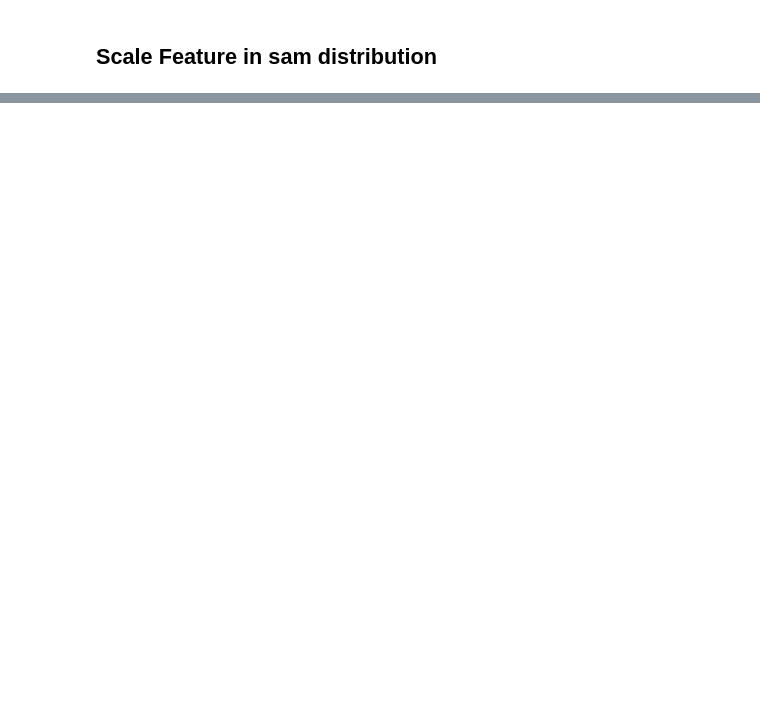
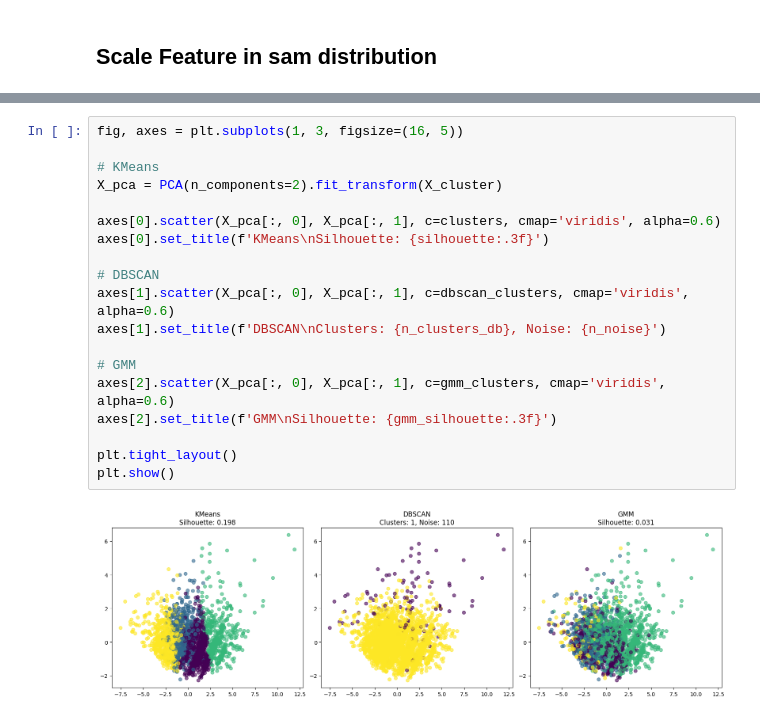
Before and after one commit to amr-belal/nexus-ml, a Jupyter notebook: notebooks/01_eda.ipynb, the cells around one changed output, grey strips where cells are left out. Drawn from its saved outputs; the diff is of its cells as text; blank space fills up the shorter version.

```diff
--- a/notebooks/01_eda.ipynb
+++ b/notebooks/01_eda.ipynb
@@ -433,0 +667,21 @@ max              7.84     26.03         8.20
+# %%
+fig, axes = plt.subplots(1, 3, figsize=(16, 5))
+
+# KMeans
+X_pca = PCA(n_components=2).fit_transform(X_cluster)
+
+axes[0].scatter(X_pca[:, 0], X_pca[:, 1], c=clusters, cmap='viridis', alpha=0.6)
+axes[0].set_title(f'KMeans\nSilhouette: {silhouette:.3f}')
+
+# DBSCAN
+axes[1].scatter(X_pca[:, 0], X_pca[:, 1], c=dbscan_clusters, cmap='viridis', alpha=0.6)
+axes[1].set_title(f'DBSCAN\nClusters: {n_clusters_db}, Noise: {n_noise}')
+
+# GMM
+axes[2].scatter(X_pca[:, 0], X_pca[:, 1], c=gmm_clusters, cmap='viridis', alpha=0.6)
+axes[2].set_title(f'GMM\nSilhouette: {gmm_silhouette:.3f}')
+
+plt.tight_layout()
+plt.show()
+# %% [output]
+[figure, added]
```
Also changed, not shown: parts of 32 cells of this notebook.
